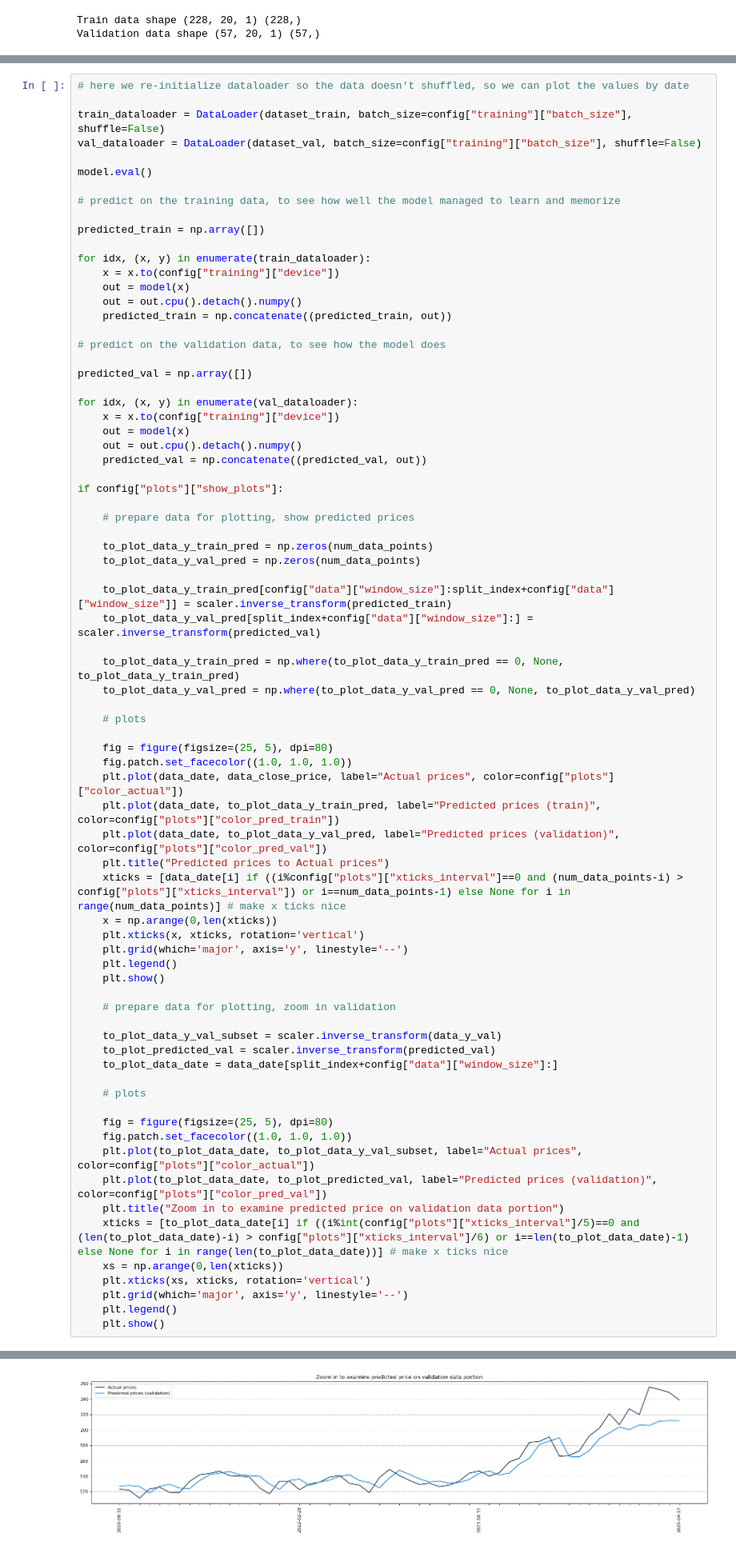
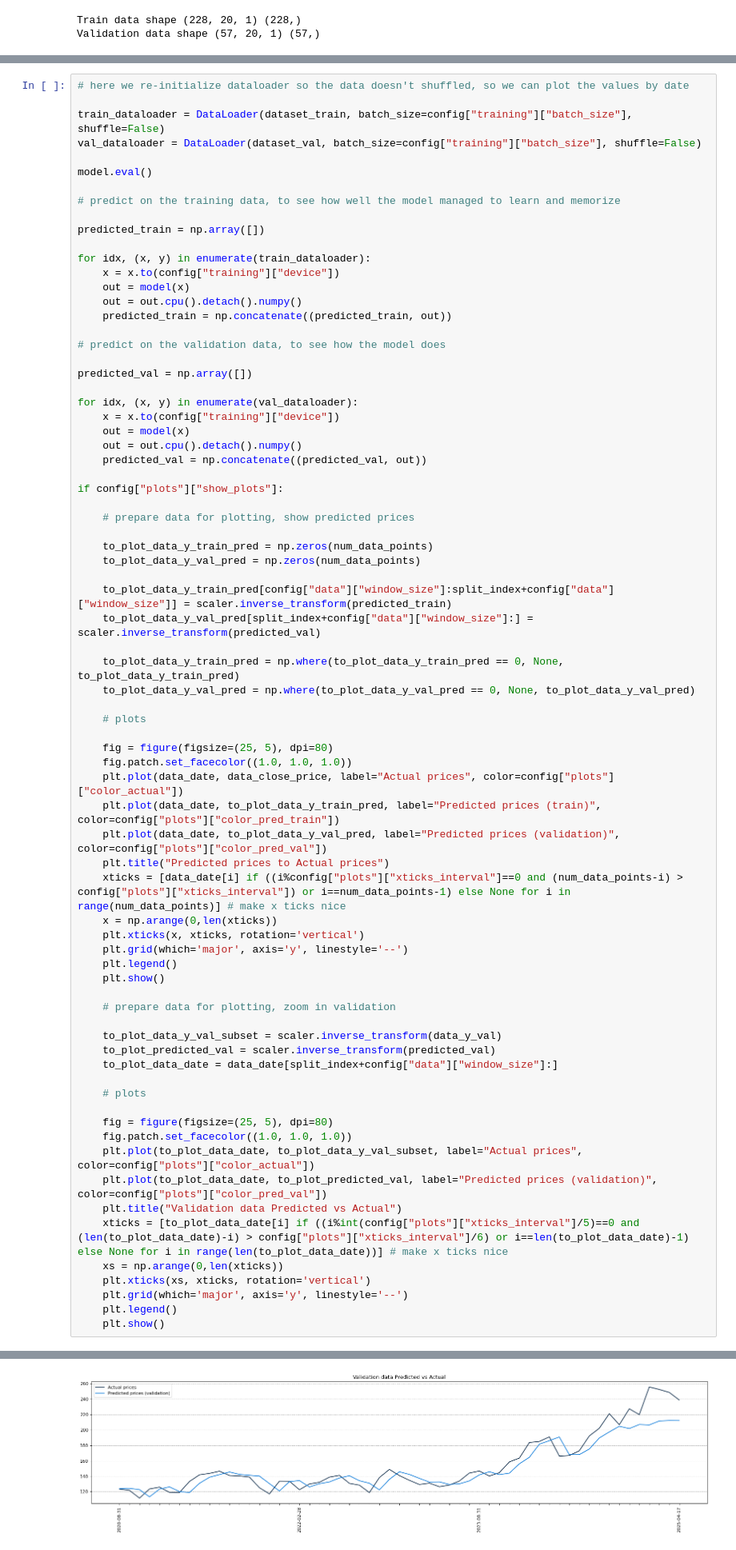
Before and after one commit to ocansino/StockTradeOptimizationAnalyzer, a Jupyter notebook: demo.ipynb, the cells around one changed output, grey strips where cells are left out. Shown: that part at 80% size. Drawn from its saved outputs; the diff is of its cells as text.

```diff
--- a/demo.ipynb
+++ b/demo.ipynb
@@ -342,35 +342,35 @@ if config["plots"]["show_plots"]:
     plt.plot(data_date, to_plot_data_y_train_pred, label="Predicted prices (train)", color=config["plots"]["color_pred_train"])
     plt.plot(data_date, to_plot_data_y_val_pred, label="Predicted prices (validation)", color=config["plots"]["color_pred_val"])
     plt.title("Predicted prices to Actual prices")
     xticks = [data_date[i] if ((i%config["plots"]["xticks_interval"]==0 and (num_data_points-i) > config["plots"]["xticks_interval"]) or i==num_data_points-1) else None for i in range(num_data_points)] # make x ticks nice
     x = np.arange(0,len(xticks))
     plt.xticks(x, xticks, rotation='vertical')
     plt.grid(which='major', axis='y', linestyle='--')
     plt.legend()
     plt.show()
 
     # prepare data for plotting, zoom in validation
 
     to_plot_data_y_val_subset = scaler.inverse_transform(data_y_val)
     to_plot_predicted_val = scaler.inverse_transform(predicted_val)
     to_plot_data_date = data_date[split_index+config["data"]["window_size"]:]
 
     # plots
 
     fig = figure(figsize=(25, 5), dpi=80)
     fig.patch.set_facecolor((1.0, 1.0, 1.0))
     plt.plot(to_plot_data_date, to_plot_data_y_val_subset, label="Actual prices", color=config["plots"]["color_actual"])
     plt.plot(to_plot_data_date, to_plot_predicted_val, label="Predicted prices (validation)", color=config["plots"]["color_pred_val"])
-    plt.title("Zoom in to examine predicted price on validation data portion")
+    plt.title("Validation data Predicted vs Actual")
     xticks = [to_plot_data_date[i] if ((i%int(config["plots"]["xticks_interval"]/5)==0 and (len(to_plot_data_date)-i) > config["plots"]["xticks_interval"]/6) or i==len(to_plot_data_date)-1) else None for i in range(len(to_plot_data_date))] # make x ticks nice
     xs = np.arange(0,len(xticks))
     plt.xticks(xs, xticks, rotation='vertical')
     plt.grid(which='major', axis='y', linestyle='--')
     plt.legend()
     plt.show()
 # %% [output]
 [figure]
-[figure, old version]
+[figure, new version]
 # %%
 # predict on the unseen data, tomorrow's price
 
```
Also changed, not shown: parts of 5 cells of this notebook.
